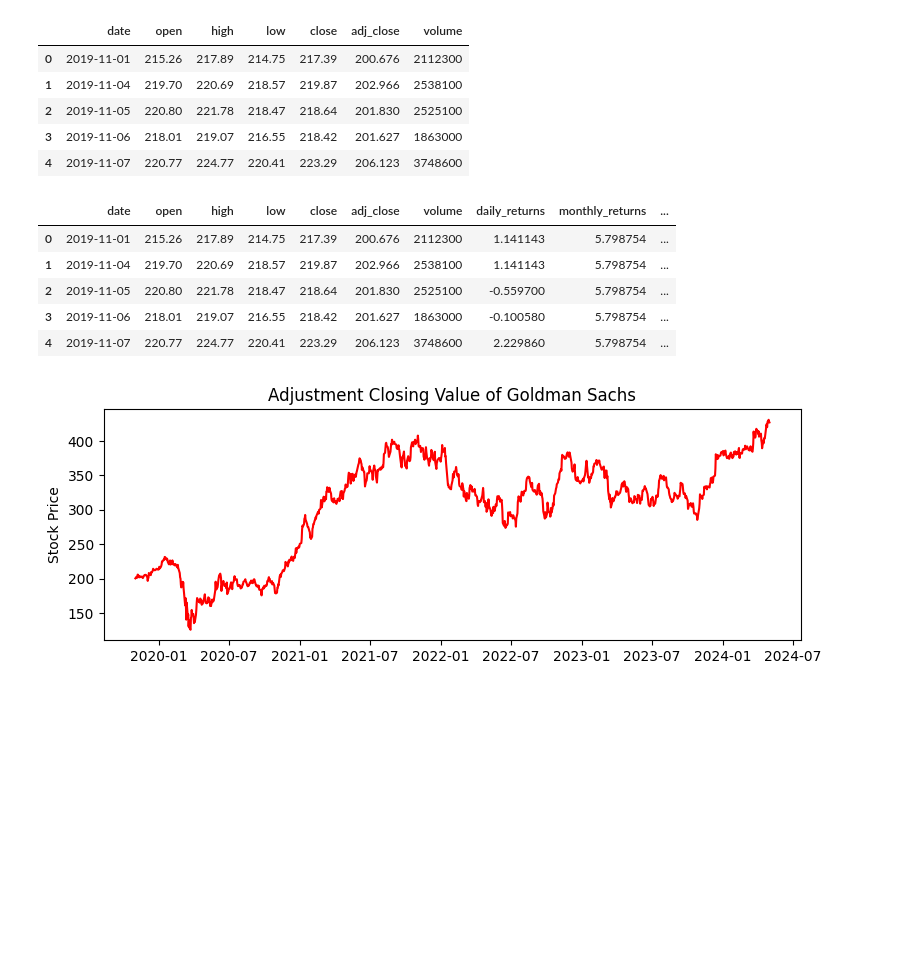
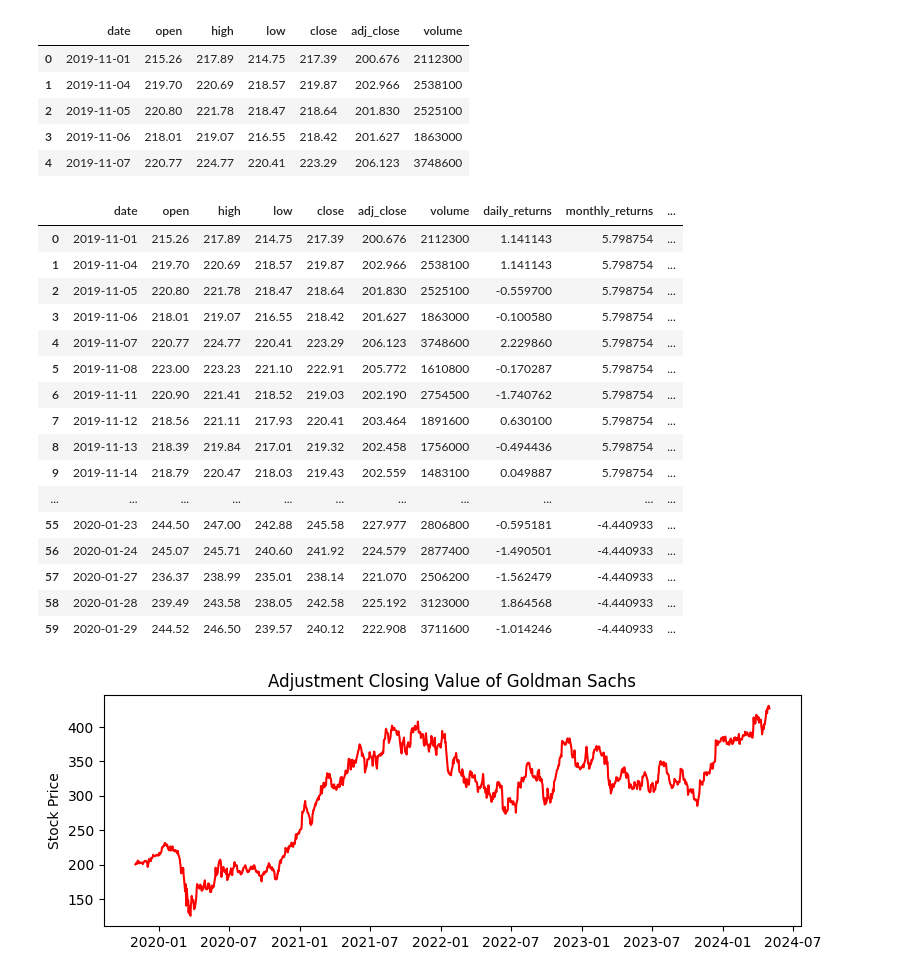
Before and after one commit to markmorcos/first_project, a Jupyter notebook: notebooks/JPM data.ipynb, the cells around one changed output. Drawn from its saved outputs; the diff is of its cells as text; code cells hidden in the pictures; blank space fills up the shorter version.

```diff
--- a/notebooks/JPM data.ipynb
+++ b/notebooks/JPM data.ipynb
@@ -72,19 +72,3 @@ adj_close_analysis(df_JPM, 'JP Morgan')
 volume_analysis(df_JPM, 'JP Morgan')
 # %% [output]
 [figure]
-# %%
-df_JPM['daily_returns'] = df_JPM.adj_close.pct_change() * 100
-
-monthly_returns = df_JPM.groupby(pd.Grouper(key='date', freq='ME'))['adj_close'].last().pct_change() * 100
-df_JPM['monthly_returns'] = df_JPM['date'].map(monthly_returns)
-
-annual_returns = df_JPM.groupby(pd.Grouper(key='date', freq='YE'))['adj_close'].last().pct_change() * 100
-df_JPM['annual_returns'] = df_JPM['date'].map(annual_returns)
-
-df_JPM['daily_returns'] = df_JPM['daily_returns'].bfill()
-df_JPM['monthly_returns'] = df_JPM['monthly_returns'].bfill()
-df_JPM['annual_returns'] = df_JPM['annual_returns'].bfill()
-
-df_JPM['daily_range'] = df_JPM.high - df_JPM.low
-
-df_JPM.head()
@@ -121,26 +114,37 @@ df_GS.head()
 # %%
 df_GS['daily_returns'] = df_GS.adj_close.pct_change() * 100
 
 monthly_returns = df_JPM.groupby(pd.Grouper(key='date', freq='ME'))['adj_close'].last().pct_change() * 100
 df_GS['monthly_returns'] = df_GS['date'].map(monthly_returns)
 
 annual_returns = df_JPM.groupby(pd.Grouper(key='date', freq='YE'))['adj_close'].last().pct_change() * 100
 df_GS['annual_returns'] = df_GS['date'].map(annual_returns)
 
 df_GS['daily_returns'] = df_GS['daily_returns'].bfill()
 df_GS['monthly_returns'] = df_GS['monthly_returns'].bfill()
 df_GS['annual_returns'] = df_GS['annual_returns'].bfill()
 
 df_GS['daily_range'] = df_GS.high - df_GS.low
 
-df_GS.head()
+df_GS.head(60)
 # %% [output]
 |  | date | open | high | low | close | adj_close | volume | daily_returns | monthly_returns | ... |
 | 0 | 2019-11-01 | 215.26 | 217.89 | 214.75 | 217.39 | 200.676 | 2112300 | 1.141143 | 5.798754 | ... |
 | 1 | 2019-11-04 | 219.70 | 220.69 | 218.57 | 219.87 | 202.966 | 2538100 | 1.141143 | 5.798754 | ... |
 | 2 | 2019-11-05 | 220.80 | 221.78 | 218.47 | 218.64 | 201.830 | 2525100 | -0.559700 | 5.798754 | ... |
 | 3 | 2019-11-06 | 218.01 | 219.07 | 216.55 | 218.42 | 201.627 | 1863000 | -0.100580 | 5.798754 | ... |
 | 4 | 2019-11-07 | 220.77 | 224.77 | 220.41 | 223.29 | 206.123 | 3748600 | 2.229860 | 5.798754 | ... |
+| 5 | 2019-11-08 | 223.00 | 223.23 | 221.10 | 222.91 | 205.772 | 1610800 | -0.170287 | 5.798754 | ... |
+| 6 | 2019-11-11 | 220.90 | 221.41 | 218.52 | 219.03 | 202.190 | 2754500 | -1.740762 | 5.798754 | ... |
+| 7 | 2019-11-12 | 218.56 | 221.11 | 217.93 | 220.41 | 203.464 | 1891600 | 0.630100 | 5.798754 | ... |
+| 8 | 2019-11-13 | 218.39 | 219.84 | 217.01 | 219.32 | 202.458 | 1756000 | -0.494436 | 5.798754 | ... |
+| 9 | 2019-11-14 | 218.79 | 220.47 | 218.03 | 219.43 | 202.559 | 1483100 | 0.049887 | 5.798754 | ... |
+| ... | ... | ... | ... | ... | ... | ... | ... | ... | ... | ... |
+| 55 | 2020-01-23 | 244.50 | 247.00 | 242.88 | 245.58 | 227.977 | 2806800 | -0.595181 | -4.440933 | ... |
+| 56 | 2020-01-24 | 245.07 | 245.71 | 240.60 | 241.92 | 224.579 | 2877400 | -1.490501 | -4.440933 | ... |
+| 57 | 2020-01-27 | 236.37 | 238.99 | 235.01 | 238.14 | 221.070 | 2506200 | -1.562479 | -4.440933 | ... |
+| 58 | 2020-01-28 | 239.49 | 243.58 | 238.05 | 242.58 | 225.192 | 3123000 | 1.864568 | -4.440933 | ... |
+| 59 | 2020-01-29 | 244.52 | 246.50 | 239.57 | 240.12 | 222.908 | 3711600 | -1.014246 | -4.440933 | ... |
 # %%
 adj_close_analysis(df_GS, 'Goldman Sachs')
 # %% [output]
```
Also changed, not shown: parts of 3 cells of this notebook.
